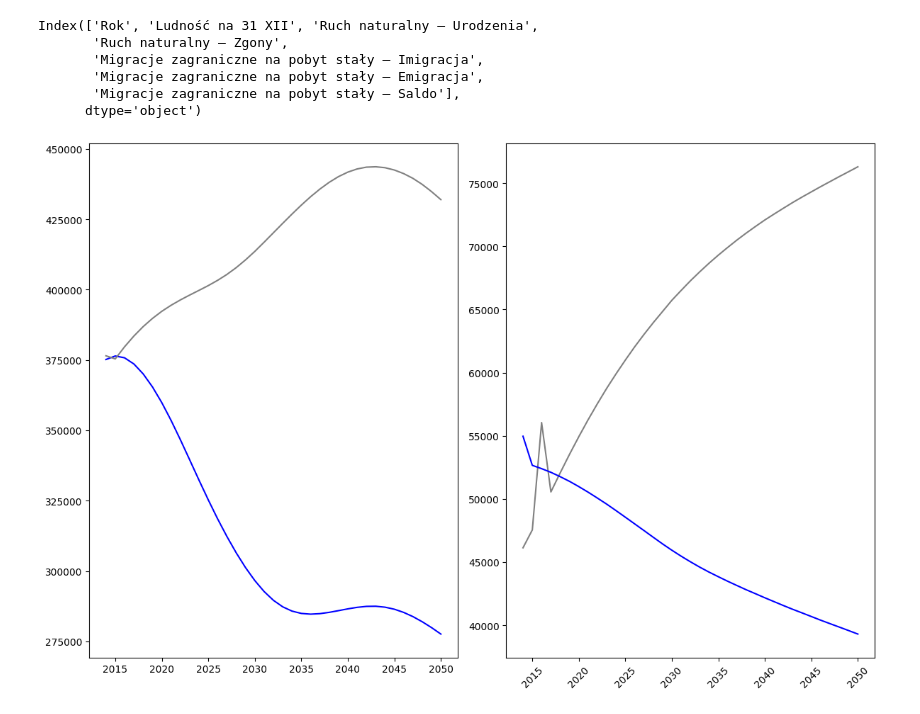
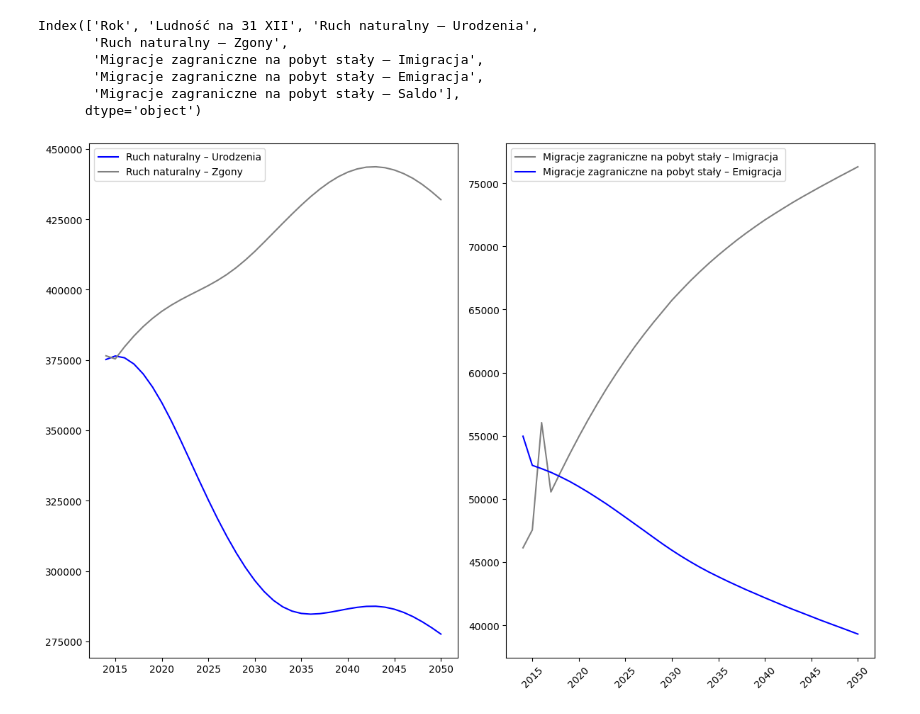
Before and after one commit to Vektor79/Zadania, a Jupyter notebook: 05_Wykresy/Materiały_na_zjazd/02_Wykresy/04_Wiele wykresów na jednym obrazku/1_Ruch naturalny i wędrówkowy.ipynb, the cells around one changed output. Saved outputs shown, nothing was run; the diff lists cells and outputs as text; code cells hidden in the pictures.

```diff
--- a/05_Wykresy/Materiały_na_zjazd/02_Wykresy/04_Wiele wykresów na jednym obrazku/1_Ruch naturalny i wędrówkowy.ipynb
+++ b/05_Wykresy/Materiały_na_zjazd/02_Wykresy/04_Wiele wykresów na jednym obrazku/1_Ruch naturalny i wędrówkowy.ipynb
@@ -69,23 +69,24 @@ Index(['Rok', 'Ludność na 31 XII', 'Ruch naturalny – Urodzenia',
        'Migracje zagraniczne na pobyt stały – Saldo'],
       dtype='object')
 # %%
-    # dwa wykresy na jednym schemacie czyli jeden wiersz, dwie kolumny (nrows i ncols:, muszą to być parametry pozycyjne)
-    # axs a nie ax bo tutaj to już jest liczba mnoga (axs to jeden prostokąt)
+# dwa wykresy na jednym schemacie czyli jeden wiersz, dwie kolumny (nrows i ncols:, muszą to być parametry pozycyjne)
+# axs a nie ax bo tutaj to już jest liczba mnoga (axs to jeden prostokąt)
 fig, axs = plt.subplots(1, 2, figsize=(12, 8))
 
-    # axs[0] - index pierwszego wykresu
+# axs[0] - index pierwszego wykresu
 axs[0].plot(df["Rok"], df["Ruch naturalny – Urodzenia"], color="blue", label="Ruch naturalny – Urodzenia")
 axs[0].plot(df["Rok"], df["Ruch naturalny – Zgony"], color="grey", label = "Ruch naturalny – Zgony")
 
-    # drugi wykres:
+# drugi wykres:
 axs[1].plot(df["Rok"], df["Migracje zagraniczne na pobyt stały – Imigracja"], color="grey", label="Migracje zagraniczne na pobyt stały – Imigracja")
 axs[1].plot(df["Rok"], df["Migracje zagraniczne na pobyt stały – Emigracja"], color="blue", label="Migracje zagraniczne na pobyt stały – Emigracja")
 
-
+axs[0].legend()
+axs[1].legend()
 
 plt.xticks(rotation=45)
 
 plt.tight_layout()
 plt.show()
 # %% [output]
-[figure, old version]
+[figure, new version]
```
Also changed, not shown: parts of 1 cell of this notebook.
